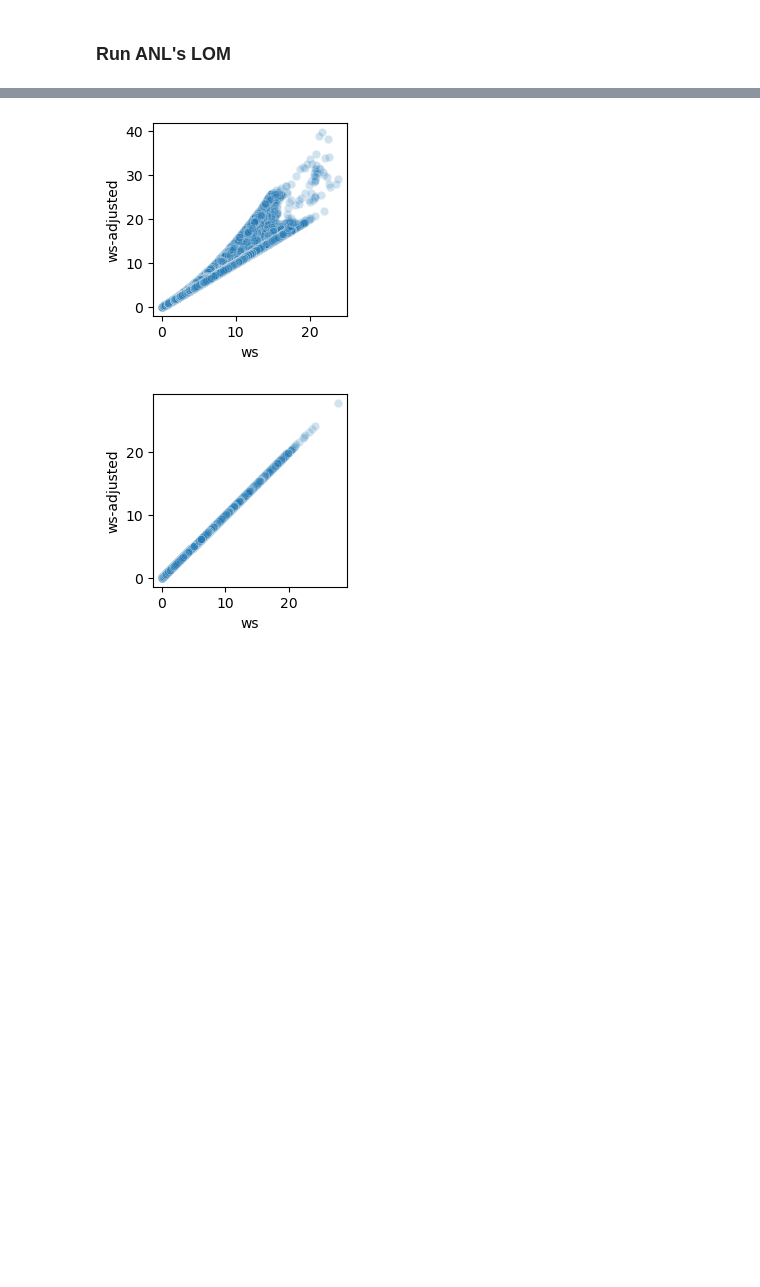
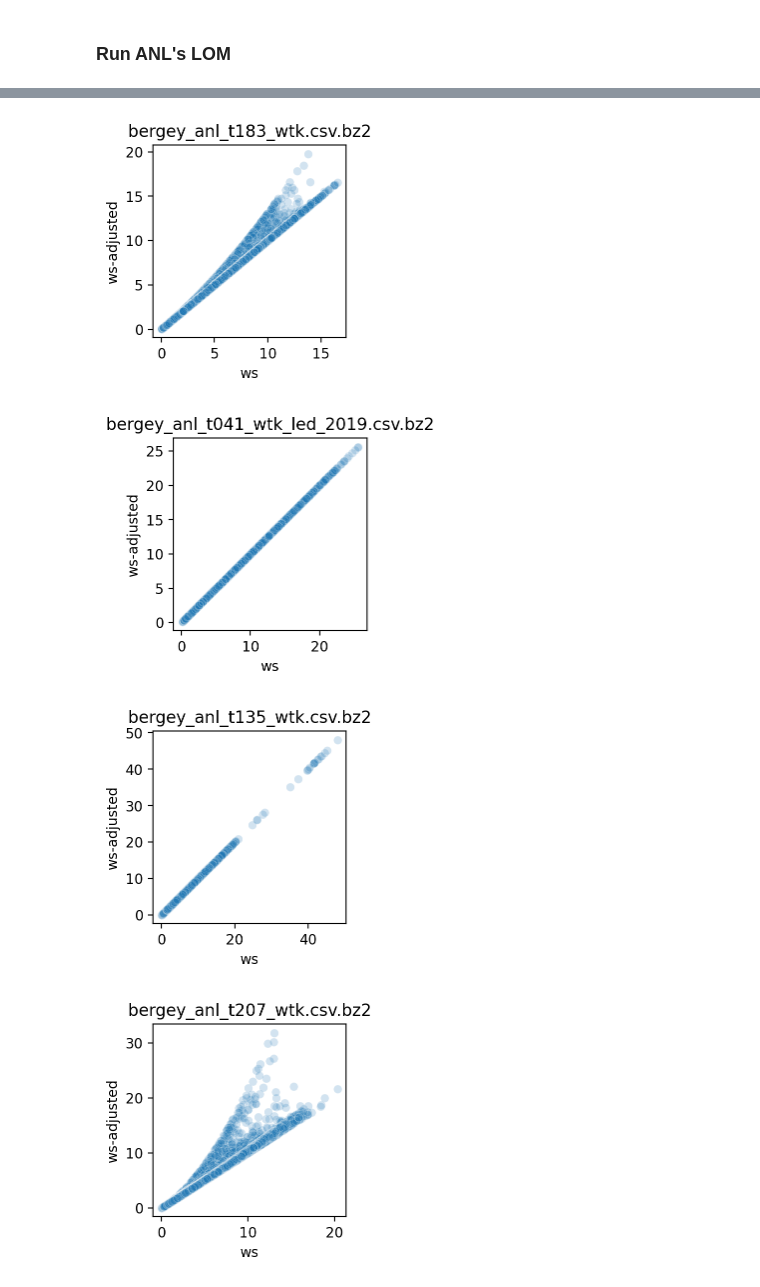
Before and after one commit to NREL/dw-tap, a Jupyter notebook: notebooks/validation/03 Run Models.ipynb, the cells around one changed output, grey strips where cells are left out. Cells and saved outputs as stored; diff of their text form; code cells hidden in the pictures; blank space fills up the shorter version.

```diff
--- a/notebooks/validation/03 Run Models.ipynb
+++ b/notebooks/validation/03 Run Models.ipynb
@@ -130,10 +199,15 @@ for tid in tqdm(selected):
 # %%
-# Quick vis
-for tid in selected:
+# Quick vis of data in produced files
+
+for f in glob.iglob("%s/*" % dest_dir):
+    df = pd.read_csv(f)
     fig = plt.gcf()
     fig.set_size_inches(2.5,2.5)
-    sns.scatterplot(x=atmospheric_inputs[tid]["ws"], y=atmospheric_inputs[tid]["ws-adjusted"], alpha=0.2);
+    sns.scatterplot(x=df["ws"], \
+                    y=df["ws-adjusted"], alpha=0.2).set(title=os.path.basename(f));
     plt.show()
 # %% [output]
-[figure, old version]
+[figure, new version]
-[figure, old version]
+[figure, new version]
+[figure, added]
+[figure, added]
```
Also changed, not shown: parts of 9 cells of this notebook, 39 other files.
